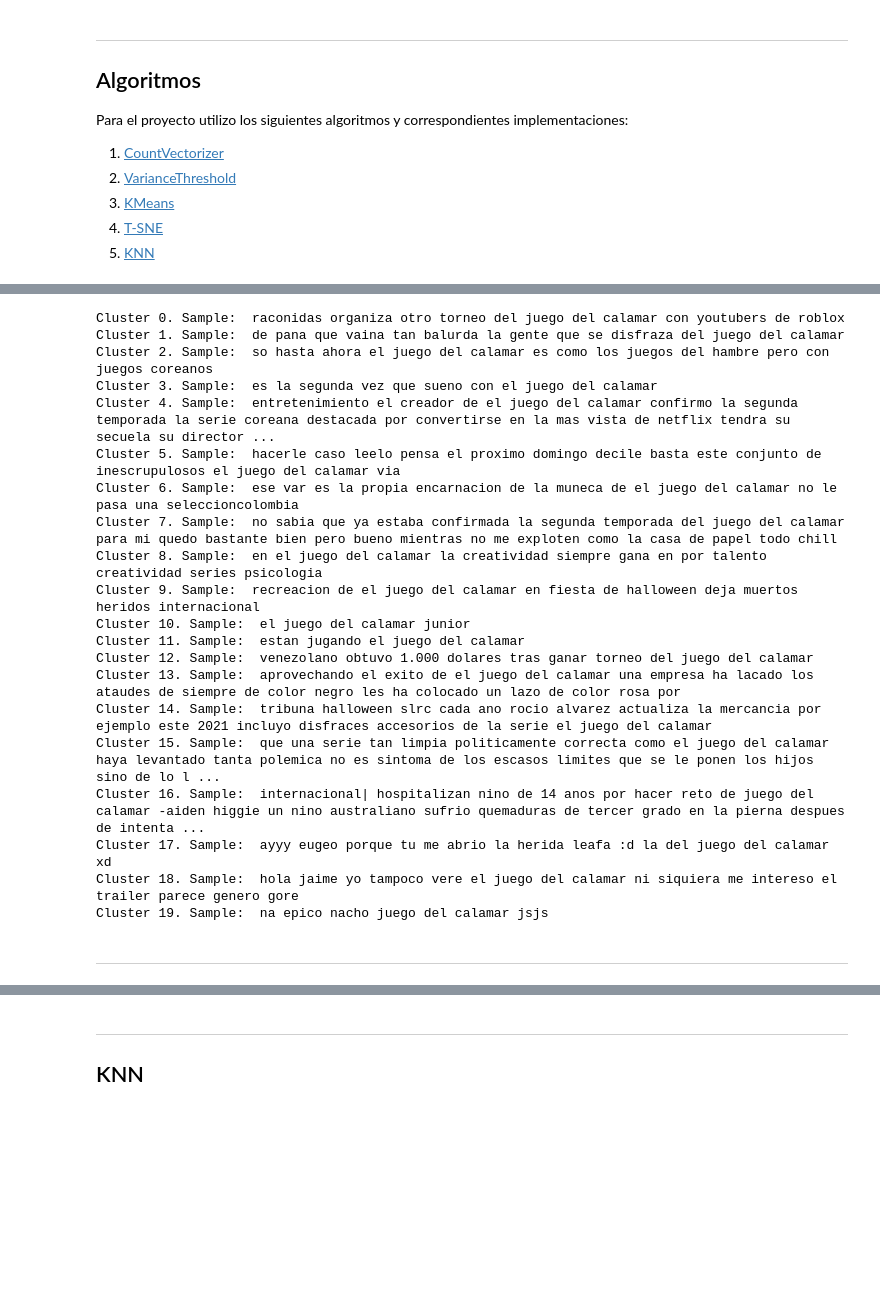
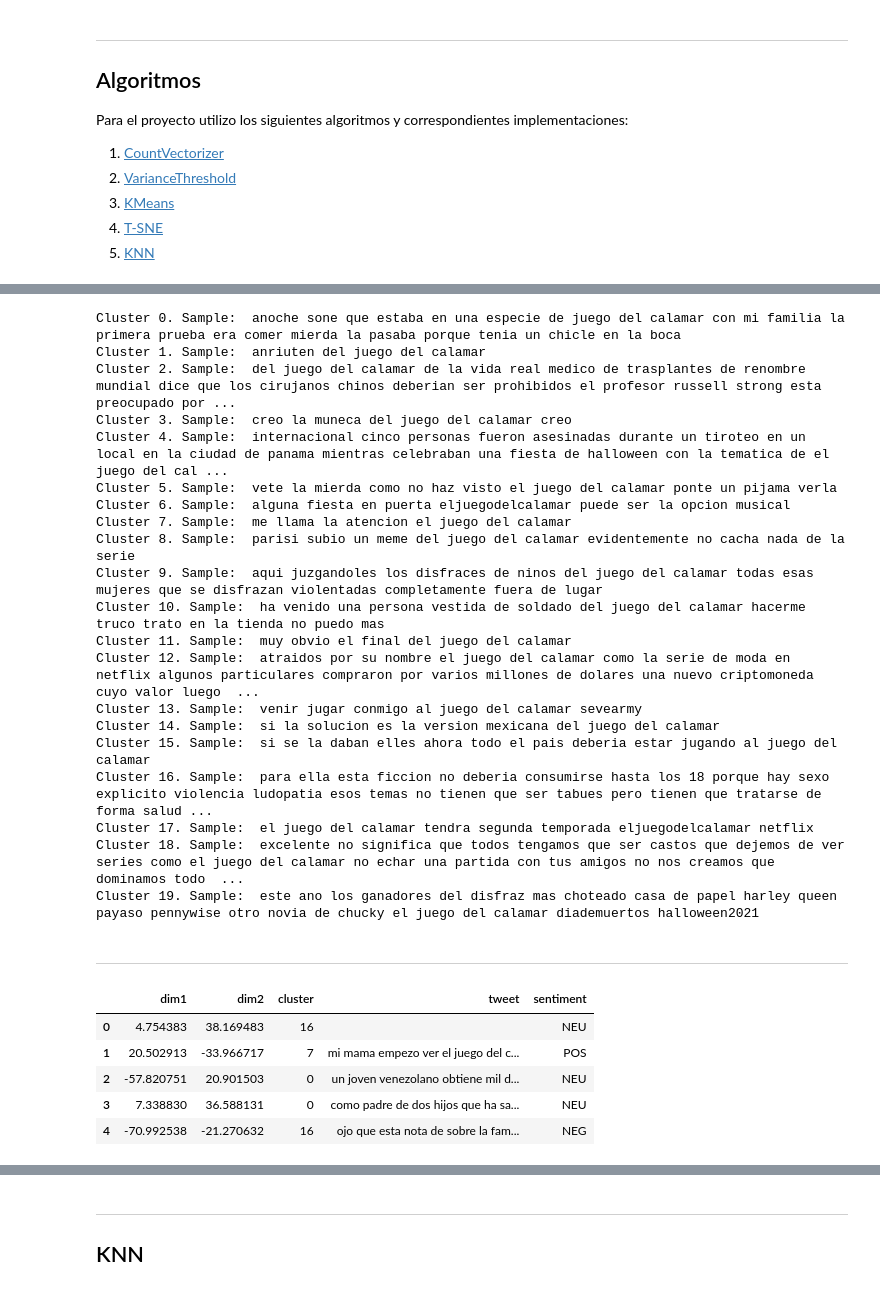
Before and after one commit to NazaGara/tm_seriesTV, a Jupyter notebook: tw_shows.ipynb, the cells around one changed output, grey strips where cells are left out. Cells and saved outputs as stored; diff of their text form; code cells hidden in the pictures; blank space fills up the shorter version.

```diff
--- a/tw_shows.ipynb
+++ b/tw_shows.ipynb
@@ -225,23 +219,23 @@ plot_all(clean_df, True)
 # %%
-show_sample(clean_df)
+show_sample(all_df)
 # %% [output]
-Cluster 0. Sample:  raconidas organiza otro torneo del juego del calamar con youtubers de roblox
-Cluster 1. Sample:  de pana que vaina tan balurda la gente que se disfraza del juego del calamar
-Cluster 2. Sample:  so hasta ahora el juego del calamar es como los juegos del hambre pero con juegos coreanos
-Cluster 3. Sample:  es la segunda vez que sueno con el juego del calamar
-Cluster 4. Sample:  entretenimiento el creador de el juego del calamar confirmo la segunda temporada la serie coreana destacada por convertirse en la mas vista de netflix tendra su secuela su director ...
-Cluster 5. Sample:  hacerle caso leelo pensa el proximo domingo decile basta este conjunto de inescrupulosos el juego del calamar via
-Cluster 6. Sample:  ese var es la propia encarnacion de la muneca de el juego del calamar no le pasa una seleccioncolombia
-Cluster 7. Sample:  no sabia que ya estaba confirmada la segunda temporada del juego del calamar para mi quedo bastante bien pero bueno mientras no me exploten como la casa de papel todo chill
-Cluster 8. Sample:  en el juego del calamar la creatividad siempre gana en por talento creatividad series psicologia
-Cluster 9. Sample:  recreacion de el juego del calamar en fiesta de halloween deja muertos heridos internacional
-Cluster 10. Sample:  el juego del calamar junior
-Cluster 11. Sample:  estan jugando el juego del calamar
-Cluster 12. Sample:  venezolano obtuvo 1.000 dolares tras ganar torneo del juego del calamar
-Cluster 13. Sample:  aprovechando el exito de el juego del calamar una empresa ha lacado los ataudes de siempre de color negro les ha colocado un lazo de color rosa por
-Cluster 14. Sample:  tribuna halloween slrc cada ano rocio alvarez actualiza la mercancia por ejemplo este 2021 incluyo disfraces accesorios de la serie el juego del calamar
-Cluster 15. Sample:  que una serie tan limpia politicamente correcta como el juego del calamar haya levantado tanta polemica no es sintoma de los escasos limites que se le ponen los hijos sino de lo l ...
-Cluster 16. Sample:  internacional| hospitalizan nino de 14 anos por hacer reto de juego del calamar -aiden higgie un nino australiano sufrio quemaduras de tercer grado en la pierna despues de intenta ...
-Cluster 17. Sample:  ayyy eugeo porque tu me abrio la herida leafa :d la del juego del calamar xd
-Cluster 18. Sample:  hola jaime yo tampoco vere el juego del calamar ni siquiera me intereso el trailer parece genero gore
-Cluster 19. Sample:  na epico nacho juego del calamar jsjs
+Cluster 0. Sample:  anoche sone que estaba en una especie de juego del calamar con mi familia la primera prueba era comer mierda la pasaba porque tenia un chicle en la boca
+Cluster 1. Sample:  anriuten del juego del calamar
+Cluster 2. Sample:  del juego del calamar de la vida real medico de trasplantes de renombre mundial dice que los cirujanos chinos deberian ser prohibidos el profesor russell strong esta preocupado por ...
+Cluster 3. Sample:  creo la muneca del juego del calamar creo
+Cluster 4. Sample:  internacional cinco personas fueron asesinadas durante un tiroteo en un local en la ciudad de panama mientras celebraban una fiesta de halloween con la tematica de el juego del cal ...
+Cluster 5. Sample:  vete la mierda como no haz visto el juego del calamar ponte un pijama verla
+Cluster 6. Sample:  alguna fiesta en puerta eljuegodelcalamar puede ser la opcion musical
+Cluster 7. Sample:  me llama la atencion el juego del calamar
+Cluster 8. Sample:  parisi subio un meme del juego del calamar evidentemente no cacha nada de la serie
+Cluster 9. Sample:  aqui juzgandoles los disfraces de ninos del juego del calamar todas esas mujeres que se disfrazan violentadas completamente fuera de lugar
+Cluster 10. Sample:  ha venido una persona vestida de soldado del juego del calamar hacerme truco trato en la tienda no puedo mas
+Cluster 11. Sample:  muy obvio el final del juego del calamar
+Cluster 12. Sample:  atraidos por su nombre el juego del calamar como la serie de moda en netflix algunos particulares compraron por varios millones de dolares una nuevo criptomoneda cuyo valor luego  ...
+Cluster 13. Sample:  venir jugar conmigo al juego del calamar sevearmy
+Cluster 14. Sample:  si la solucion es la version mexicana del juego del calamar
+Cluster 15. Sample:  si se la daban elles ahora todo el pais deberia estar jugando al juego del calamar
+Cluster 16. Sample:  para ella esta ficcion no deberia consumirse hasta los 18 porque hay sexo explicito violencia ludopatia esos temas no tienen que ser tabues pero tienen que tratarse de forma salud ...
+Cluster 17. Sample:  el juego del calamar tendra segunda temporada eljuegodelcalamar netflix
+Cluster 18. Sample:  excelente no significa que todos tengamos que ser castos que dejemos de ver series como el juego del calamar no echar una partida con tus amigos no nos creamos que dominamos todo  ...
+Cluster 19. Sample:  este ano los ganadores del disfraz mas choteado casa de papel harley queen payaso pennywise otro novia de chucky el juego del calamar diademuertos halloween2021
@@ -266,0 +259,13 @@ pickle.dump(wv_data, wv_data_file)
+# %%
+#tomamos el df guardado
+with open('drive/MyDrive/tm_series/dataframe.pkl', 'rb') as handle:
+    all_df = pickle.load(handle)
+# %%
+all_df.head(5)
+# %% [output]
+|  | dim1 | dim2 | cluster | tweet | sentiment |
+| 0 | 4.754383 | 38.169483 | 16 |  | NEU |
+| 1 | 20.502913 | -33.966717 | 7 | mi mama empezo ver el juego del c... | POS |
+| 2 | -57.820751 | 20.901503 | 0 | un joven venezolano obtiene mil d... | NEU |
+| 3 | 7.338830 | 36.588131 | 0 | como padre de dos hijos que ha sa... | NEU |
+| 4 | -70.992538 | -21.270632 | 16 | ojo que esta nota de sobre la fam... | NEG |
```
Also changed, not shown: parts of 66 cells of this notebook, 3 other files.
